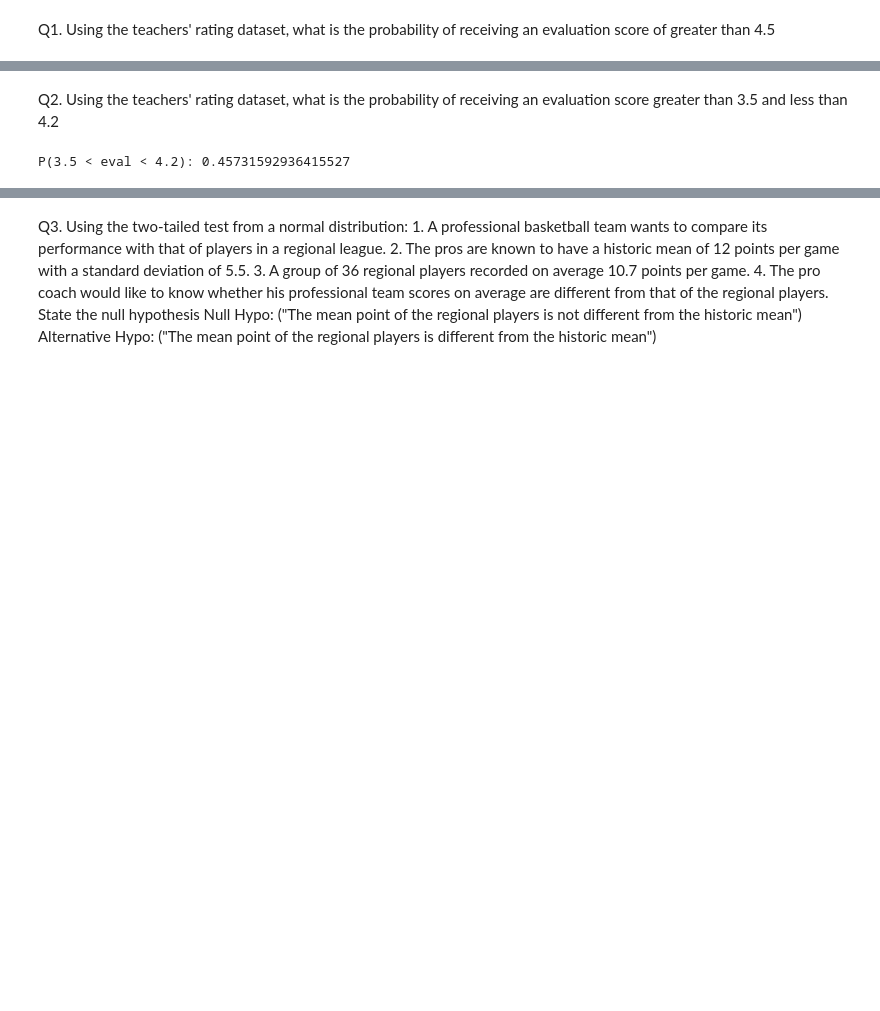
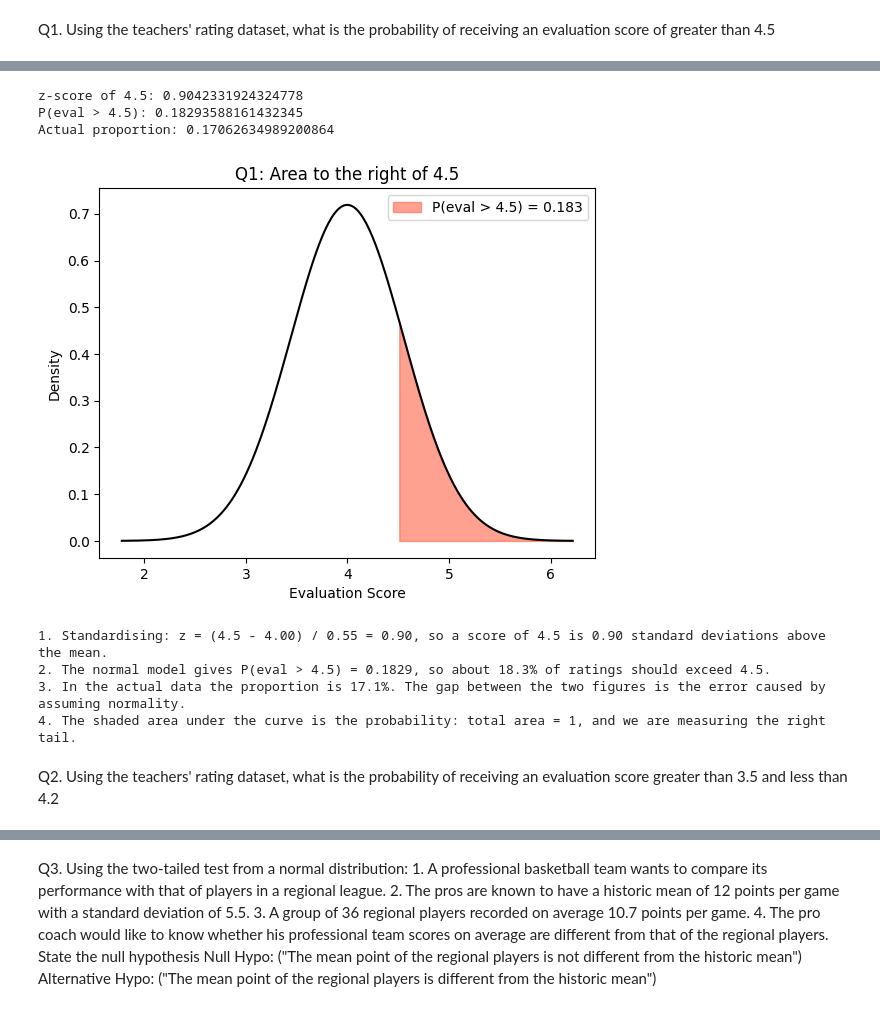
Before and after one commit to Tushar-3512/Data-Science-Practical-, a Jupyter notebook: Practical5.ipynb, the cells around one changed output, grey strips where cells are left out. Drawn from its saved outputs; the diff is of its cells as text; code cells hidden in the pictures; blank space fills up the shorter version.

```diff
--- a/Practical5.ipynb
+++ b/Practical5.ipynb
@@ -43,10 +58,38 @@ P(eval > 4.5): 0.1829358816143234
+# %%
+z_45 = (4.5 - mean_score) / std_score
+p_greater_4_5 = stats.norm.sf(4.5, loc=mean_score, scale=std_score)   # sf = 1 - cdf
+actual_45 = (df['eval'] > 4.5).mean()                                  # real proportion in data
+
+print("z-score of 4.5:", z_45)
+print("P(eval > 4.5):", p_greater_4_5)
+print("Actual proportion:", actual_45)
+
+# Graph: shade the area we are calculating
+xs = np.linspace(mean_score - 4*std_score, mean_score + 4*std_score, 300)
+ys = stats.norm.pdf(xs, mean_score, std_score)
+plt.plot(xs, ys, color='black')
+mask = xs > 4.5
+plt.fill_between(xs[mask], ys[mask], color='tomato', alpha=0.6, label=f'P(eval > 4.5) = {p_greater_4_5:.3f}')
+plt.xlabel("Evaluation Score")
+plt.ylabel("Density")
+plt.title("Q1: Area to the right of 4.5")
+plt.legend()
+plt.show()
+
+print(f"""
+1. Standardising: z = (4.5 - {mean_score:.2f}) / {std_score:.2f} = {z_45:.2f}, so a score of 4.5 is {z_45:.2f} standard deviations above the mean.
+2. The normal model gives P(eval > 4.5) = {p_greater_4_5:.4f}, so about {p_greater_4_5*100:.1f}% of ratings should exceed 4.5.
+3. In the actual data the proportion is {actual_45*100:.1f}%. The gap between the two figures is the error caused by assuming normality.
+4. The shaded area under the curve is the probability: total area = 1, and we are measuring the right tail.
+""")
+# %% [output]
+z-score of 4.5: 0.9042331924324778
+P(eval > 4.5): 0.18293588161432345
+Actual proportion: 0.17062634989200864
+[figure, added]
+1. Standardising: z = (4.5 - 4.00) / 0.55 = 0.90, so a score of 4.5 is 0.90 standard deviations above the mean.
+2. The normal model gives P(eval > 4.5) = 0.1829, so about 18.3% of ratings should exceed 4.5.
+3. In the actual data the proportion is 17.1%. The gap between the two figures is the error caused by assuming normality.
+4. The shaded area under the curve is the probability: total area = 1, and we are measuring the right tail.
 # %% [markdown]
  Q2. Using the teachers' rating dataset, what is the probability of receiving an evaluation score greater than 3.5 and less than 4.2
-# %%
-p_lower = stats.norm.cdf(3.5, loc=mean_score, scale=std_score)
-p_upper = stats.norm.cdf(4.2, loc=mean_score, scale=std_score)
-
-p_between = p_upper - p_lower
-print("P(3.5 < eval < 4.2):", p_between)
-# %% [output]
-P(3.5 < eval < 4.2): 0.45731592936415527
```
Also changed, not shown: parts of 7 cells of this notebook.
